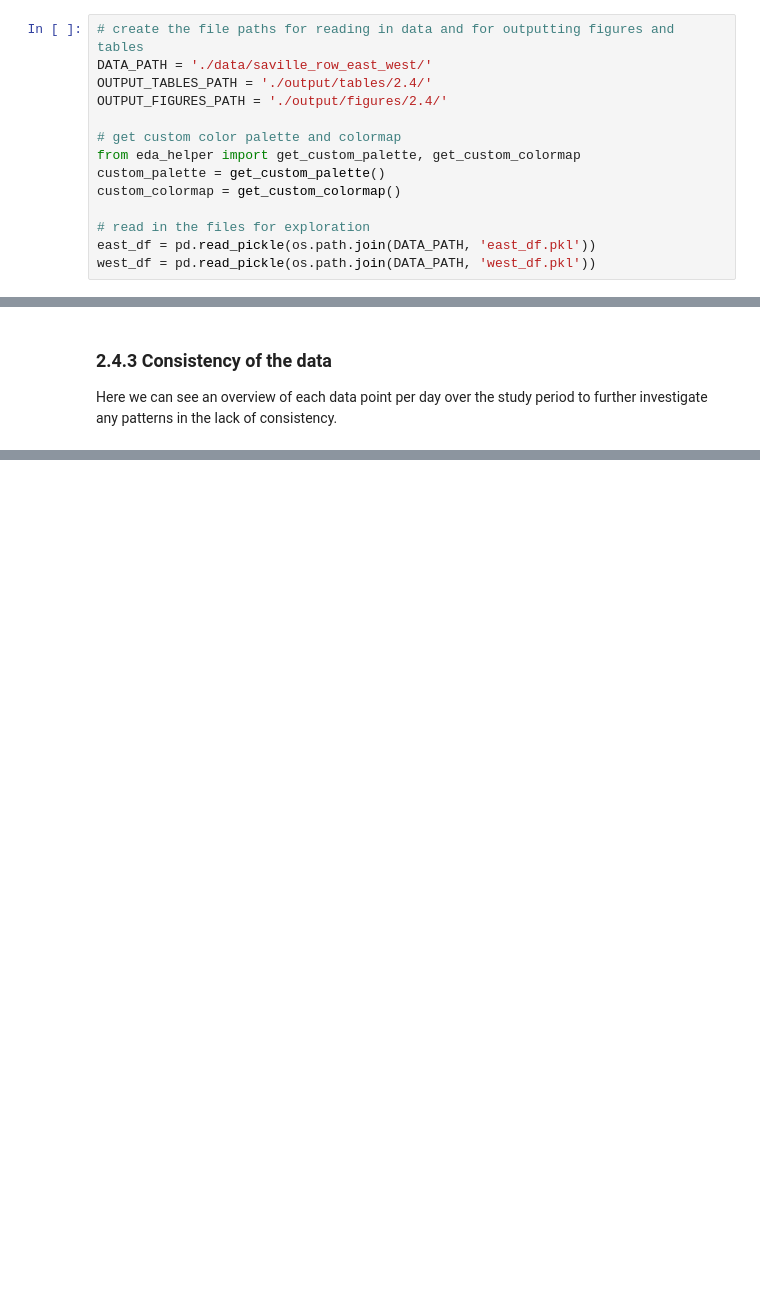
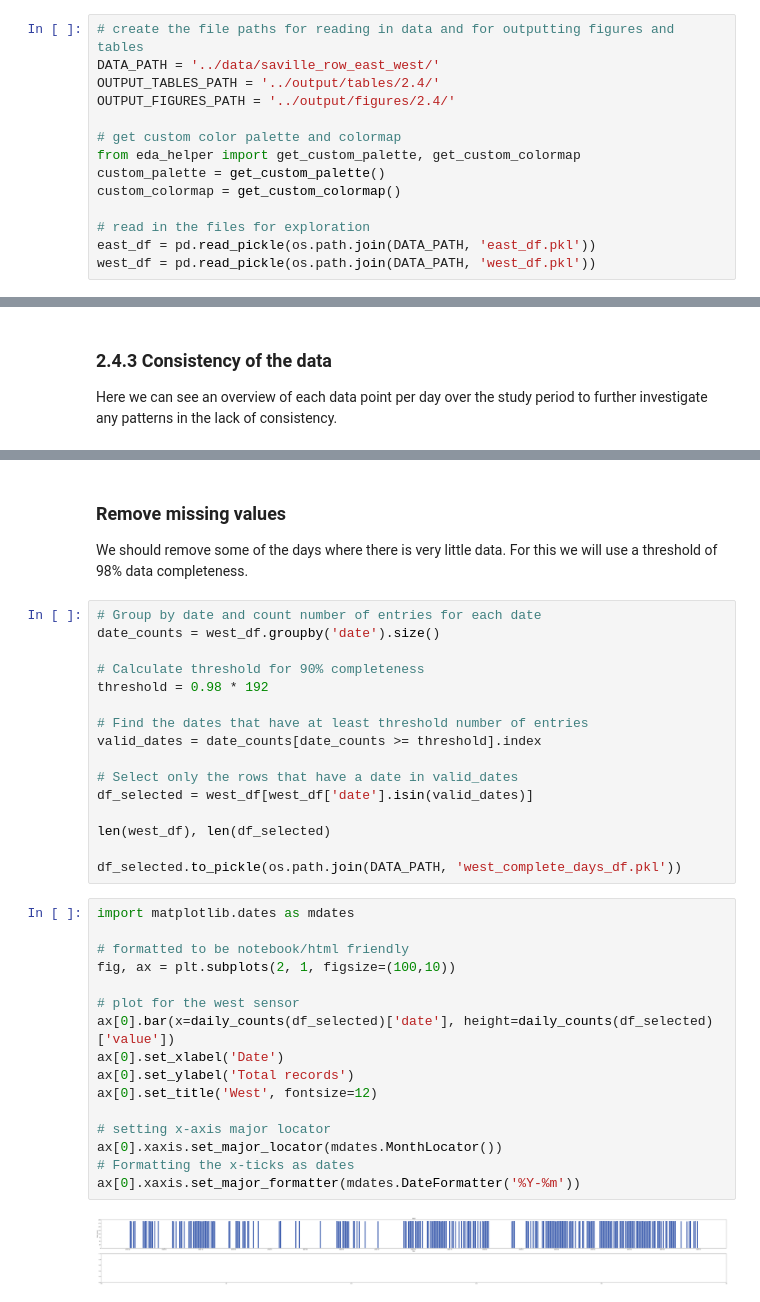
Before and after one commit to carrowmw/mres-project, a Jupyter notebook: analysis_files/2.4_Data_Quality_Report.ipynb, the cells around one changed output, grey strips where cells are left out. Saved outputs shown, nothing was run; the diff lists cells and outputs as text; blank space fills up the shorter version.

```diff
--- a/analysis_files/2.4_Data_Quality_Report.ipynb
+++ b/analysis_files/2.4_Data_Quality_Report.ipynb
@@ -19,9 +19,9 @@ import datetime
 import matplotlib.pyplot as plt
 # %%
 # create the file paths for reading in data and for outputting figures and tables
-DATA_PATH = './data/saville_row_east_west/'
-OUTPUT_TABLES_PATH = './output/tables/2.4/'
-OUTPUT_FIGURES_PATH = './output/figures/2.4/'
+DATA_PATH = '../data/saville_row_east_west/'
+OUTPUT_TABLES_PATH = '../output/tables/2.4/'
+OUTPUT_FIGURES_PATH = '../output/figures/2.4/'
 
 # get custom color palette and colormap
 from eda_helper import get_custom_palette, get_custom_colormap
@@ -163,0 +164,37 @@ for i, month in enumerate(sorted(east_df['year-month'].unique())):
+# %% [markdown]
+###  Remove missing values
+We should remove some of the days where there is very little data. For this we will use a threshold of 98% data completeness.
+# %%
+# Group by date and count number of entries for each date
+date_counts = west_df.groupby('date').size()
+
+# Calculate threshold for 90% completeness
+threshold = 0.98 * 192
+
+# Find the dates that have at least threshold number of entries
+valid_dates = date_counts[date_counts >= threshold].index
+
+# Select only the rows that have a date in valid_dates
+df_selected = west_df[west_df['date'].isin(valid_dates)]
+
+len(west_df), len(df_selected)
+
+df_selected.to_pickle(os.path.join(DATA_PATH, 'west_complete_days_df.pkl'))
+# %%
+import matplotlib.dates as mdates
+
+# formatted to be notebook/html friendly
+fig, ax = plt.subplots(2, 1, figsize=(100,10))
+
+# plot for the west sensor
+ax[0].bar(x=daily_counts(df_selected)['date'], height=daily_counts(df_selected)['value'])
+ax[0].set_xlabel('Date')
+ax[0].set_ylabel('Total records')
+ax[0].set_title('West', fontsize=12)
+
+# setting x-axis major locator
+ax[0].xaxis.set_major_locator(mdates.MonthLocator())
+# Formatting the x-ticks as dates
+ax[0].xaxis.set_major_formatter(mdates.DateFormatter('%Y-%m'))
+# %% [output]
+[figure, added]
```
Also changed, not shown: parts of 1 cell of this notebook, 26 other files.
